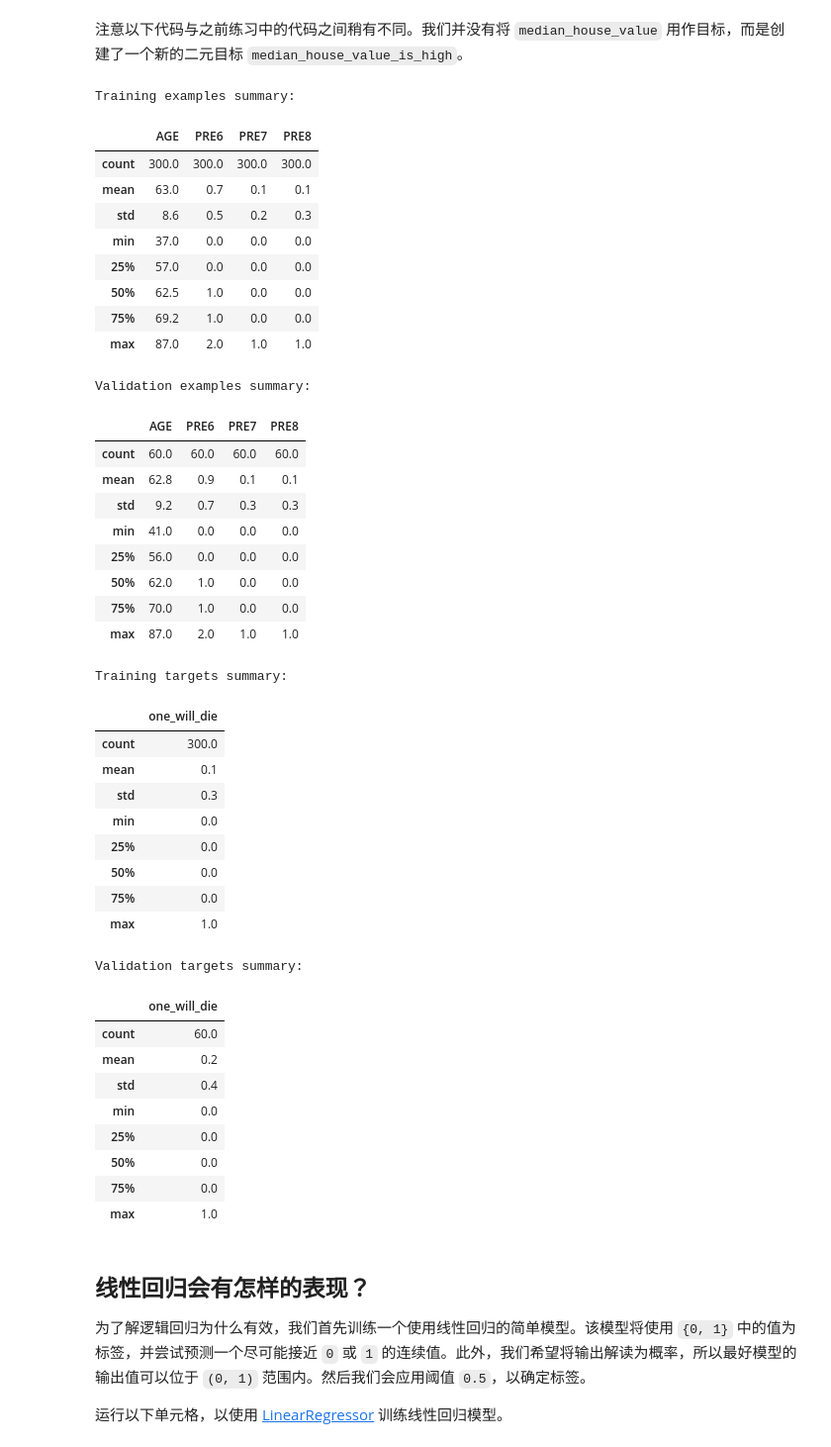
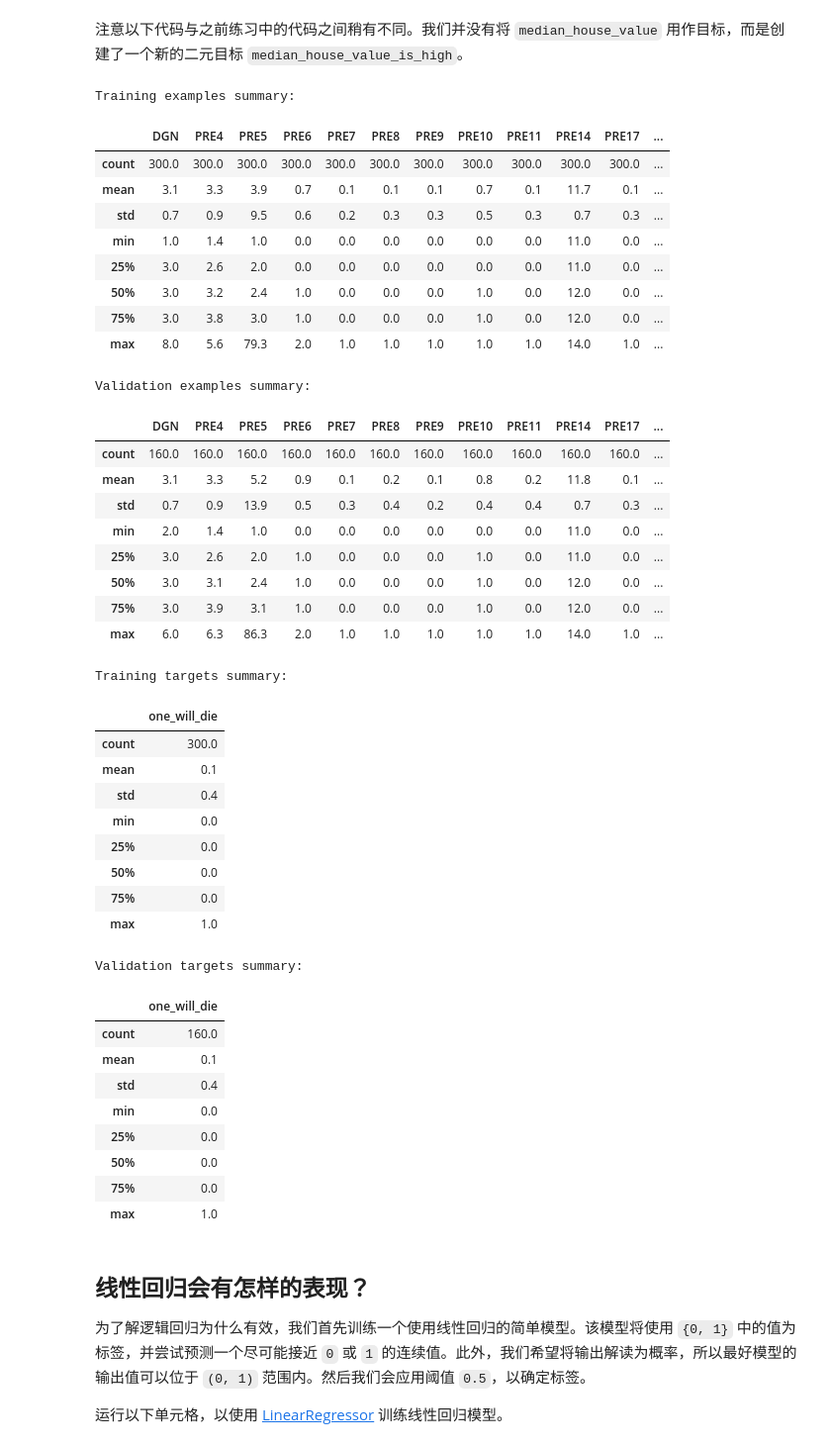
Before and after one commit to Baileyswu/google-tensorflow-tutor, a Jupyter notebook: 13. predict_death.ipynb, the cells around one changed output. Shown at 99% size. Cells and saved outputs as stored; diff of their text form; code cells hidden in the pictures.

```diff
--- a/13. predict_death.ipynb
+++ b/13. predict_death.ipynb
@@ -182,10 +182,8 @@ def preprocess_features(california_housing_dataframe):
     synthetic features.
   """
   selected_features = california_housing_dataframe[
-    ["AGE",
-    "PRE6",
-    "PRE7",
-     "PRE8"
+    [
+     "DGN","PRE4","PRE5","PRE6","PRE7","PRE8","PRE9","PRE10","PRE11","PRE14","PRE17","PRE19","PRE25","PRE30","PRE32","AGE"
     ]]
   processed_features = selected_features.copy()
   # Create a synthetic feature.
@@ -211,48 +209,48 @@ def preprocess_targets(california_housing_dataframe):
 # %%
 # Choose the first 12000 (out of 17000) examples for training.
 training_examples = preprocess_features(california_housing_dataframe.head(300))
 training_targets = preprocess_targets(california_housing_dataframe.head(300))
 
 # Choose the last 5000 (out of 17000) examples for validation.
-validation_examples = preprocess_features(california_housing_dataframe.tail(60))
-validation_targets = preprocess_targets(california_housing_dataframe.tail(60))
+validation_examples = preprocess_features(california_housing_dataframe.tail(160))
+validation_targets = preprocess_targets(california_housing_dataframe.tail(160))
 
 # Double-check that we've done the right thing.
 print("Training examples summary:")
 display.display(training_examples.describe())
 print("Validation examples summary:")
 display.display(validation_examples.describe())
 
 print("Training targets summary:")
 display.display(training_targets.describe())
 print("Validation targets summary:")
 display.display(validation_targets.describe())
 # %% [output]
 Training examples summary:
-|  | AGE | PRE6 | PRE7 | PRE8 |
-| count | 300.0 | 300.0 | 300.0 | 300.0 |
-| mean | 63.0 | 0.7 | 0.1 | 0.1 |
-| std | 8.6 | 0.5 | 0.2 | 0.3 |
-| min | 37.0 | 0.0 | 0.0 | 0.0 |
-| 25% | 57.0 | 0.0 | 0.0 | 0.0 |
-| 50% | 62.5 | 1.0 | 0.0 | 0.0 |
-| 75% | 69.2 | 1.0 | 0.0 | 0.0 |
-| max | 87.0 | 2.0 | 1.0 | 1.0 |
+|  | DGN | PRE4 | PRE5 | PRE6 | PRE7 | PRE8 | PRE9 | PRE10 | PRE11 | PRE14 | PRE17 | ... |
+| count | 300.0 | 300.0 | 300.0 | 300.0 | 300.0 | 300.0 | 300.0 | 300.0 | 300.0 | 300.0 | 300.0 | ... |
+| mean | 3.1 | 3.3 | 3.9 | 0.7 | 0.1 | 0.1 | 0.1 | 0.7 | 0.1 | 11.7 | 0.1 | ... |
+| std | 0.7 | 0.9 | 9.5 | 0.6 | 0.2 | 0.3 | 0.3 | 0.5 | 0.3 | 0.7 | 0.3 | ... |
+| min | 1.0 | 1.4 | 1.0 | 0.0 | 0.0 | 0.0 | 0.0 | 0.0 | 0.0 | 11.0 | 0.0 | ... |
+| 25% | 3.0 | 2.6 | 2.0 | 0.0 | 0.0 | 0.0 | 0.0 | 0.0 | 0.0 | 11.0 | 0.0 | ... |
+| 50% | 3.0 | 3.2 | 2.4 | 1.0 | 0.0 | 0.0 | 0.0 | 1.0 | 0.0 | 12.0 | 0.0 | ... |
+| 75% | 3.0 | 3.8 | 3.0 | 1.0 | 0.0 | 0.0 | 0.0 | 1.0 | 0.0 | 12.0 | 0.0 | ... |
+| max | 8.0 | 5.6 | 79.3 | 2.0 | 1.0 | 1.0 | 1.0 | 1.0 | 1.0 | 14.0 | 1.0 | ... |
 Validation examples summary:
-|  | AGE | PRE6 | PRE7 | PRE8 |
-| count | 60.0 | 60.0 | 60.0 | 60.0 |
-| mean | 62.8 | 0.9 | 0.1 | 0.1 |
-| std | 9.2 | 0.7 | 0.3 | 0.3 |
-| min | 41.0 | 0.0 | 0.0 | 0.0 |
-| 25% | 56.0 | 0.0 | 0.0 | 0.0 |
-| 50% | 62.0 | 1.0 | 0.0 | 0.0 |
-| 75% | 70.0 | 1.0 | 0.0 | 0.0 |
-| max | 87.0 | 2.0 | 1.0 | 1.0 |
+|  | DGN | PRE4 | PRE5 | PRE6 | PRE7 | PRE8 | PRE9 | PRE10 | PRE11 | PRE14 | PRE17 | ... |
+| count | 160.0 | 160.0 | 160.0 | 160.0 | 160.0 | 160.0 | 160.0 | 160.0 | 160.0 | 160.0 | 160.0 | ... |
+| mean | 3.1 | 3.3 | 5.2 | 0.9 | 0.1 | 0.2 | 0.1 | 0.8 | 0.2 | 11.8 | 0.1 | ... |
+| std | 0.7 | 0.9 | 13.9 | 0.5 | 0.3 | 0.4 | 0.2 | 0.4 | 0.4 | 0.7 | 0.3 | ... |
+| min | 2.0 | 1.4 | 1.0 | 0.0 | 0.0 | 0.0 | 0.0 | 0.0 | 0.0 | 11.0 | 0.0 | ... |
+| 25% | 3.0 | 2.6 | 2.0 | 1.0 | 0.0 | 0.0 | 0.0 | 1.0 | 0.0 | 11.0 | 0.0 | ... |
+| 50% | 3.0 | 3.1 | 2.4 | 1.0 | 0.0 | 0.0 | 0.0 | 1.0 | 0.0 | 12.0 | 0.0 | ... |
+| 75% | 3.0 | 3.9 | 3.1 | 1.0 | 0.0 | 0.0 | 0.0 | 1.0 | 0.0 | 12.0 | 0.0 | ... |
+| max | 6.0 | 6.3 | 86.3 | 2.0 | 1.0 | 1.0 | 1.0 | 1.0 | 1.0 | 14.0 | 1.0 | ... |
 Training targets summary:
 |  | one_will_die |
 | count | 300.0 |
 | mean | 0.1 |
-| std | 0.3 |
+| std | 0.4 |
 | min | 0.0 |
 | 25% | 0.0 |
 | 50% | 0.0 |
@@ -260,8 +258,8 @@ Training targets summary:
 | max | 1.0 |
 Validation targets summary:
 |  | one_will_die |
-| count | 60.0 |
-| mean | 0.2 |
+| count | 160.0 |
+| mean | 0.1 |
 | std | 0.4 |
 | min | 0.0 |
 | 25% | 0.0 |
```
Also changed, not shown: parts of 15 cells of this notebook.
